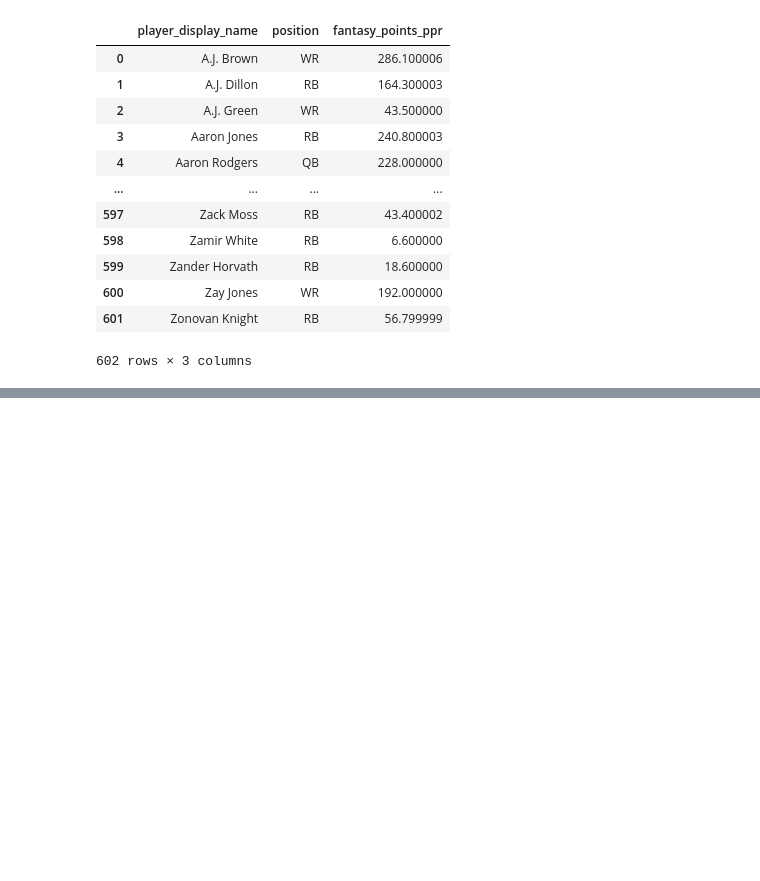
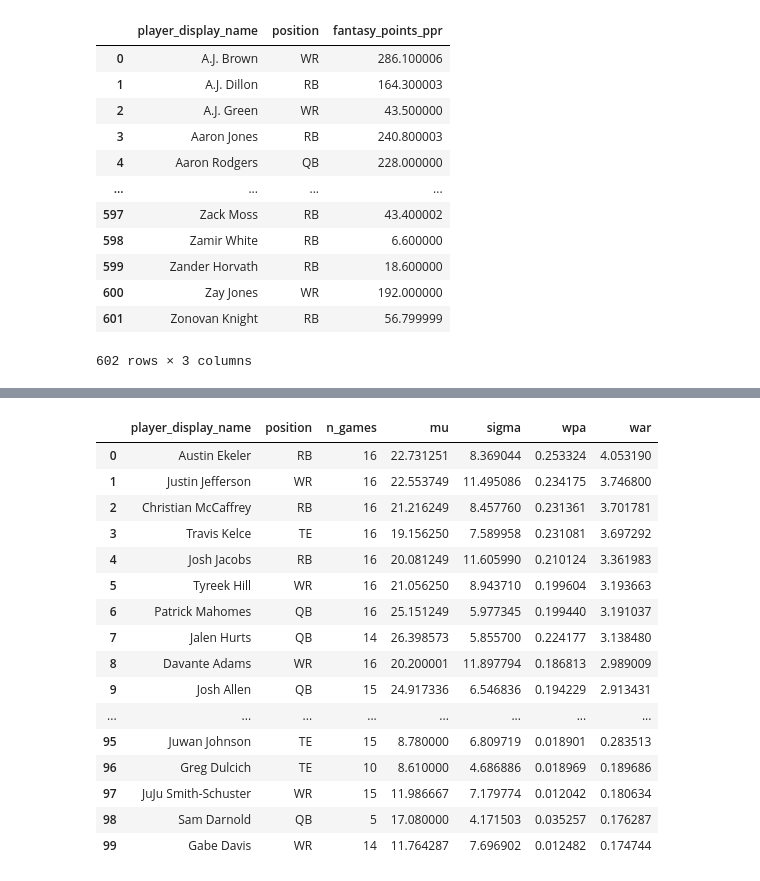
Before and after one commit to jkleiber/fantasy-football-data-analysis, a Jupyter notebook: Fantasy Football WAR.ipynb, the cells around one changed output, grey strips where cells are left out. Saved outputs shown, nothing was run; the diff lists cells and outputs as text; code cells hidden in the pictures; blank space fills up the shorter version.

```diff
--- a/Fantasy Football WAR.ipynb
+++ b/Fantasy Football WAR.ipynb
@@ -186,0 +351,62 @@ position_replacements_ppg
+# %%
+war_data = {'player_display_name':[], 'position': [], 'n_games':[], 'mu': [], 'sigma': [], 'wpa': [], 'war': []}
+
+for i, row in player_list_df.iterrows():
+    # Copy the lineup explicitly since we will modify it.
+    mod_lineup = list.copy(PPR_LINEUP)
+
+    # Get player info
+    name = row['player_display_name']
+    pos = row['position']
+    p_mu, p_sigma, p_games = player_dist(weekly_data, name)
+
+    # Remove position from lineup if it exists, or if the player did not play at least 3 games
+    if pos not in PPR_LINEUP or p_games < MIN_GAMES:
+        continue
+    mod_lineup.remove(pos)
+
+    # Sample a replacement team's score with this player added
+    mod_team_scores = sample_ppr_repl_team(position_replacements, mod_lineup, N)
+    player_samples = sample_player(weekly_data, name, N)
+    player_team_scores = mod_team_scores + player_samples
+
+    # Get this fictitious team's normal distribution parameters
+    player_team_avg = np.average(player_team_scores)
+    player_team_sigma = np.std(player_team_scores)
+
+    # Compute WPA and WAR
+    player_wpa = norm.cdf(player_team_avg, loc=repl_avg, scale=repl_sigma) - 0.5
+    player_war = p_games * player_wpa
+
+    # Update the dictionary
+    war_data['player_display_name'].append(name)
+    war_data['position'].append(pos)
+    war_data['n_games'].append(p_games)
+    war_data['mu'].append(p_mu)
+    war_data['sigma'].append(np.sqrt(p_sigma))
+    war_data['wpa'].append(player_wpa)
+    war_data['war'].append(player_war)
+# %%
+war_df = pd.DataFrame(war_data)
+# %%
+war_df = war_df.sort_values(by=['war'], ascending=False, ignore_index=True)
+pd.set_option('display.max_rows', 500)
+war_df.head(100)
+# %% [output]
+|  | player_display_name | position | n_games | mu | sigma | wpa | war |
+| 0 | Austin Ekeler | RB | 16 | 22.731251 | 8.369044 | 0.253324 | 4.053190 |
+| 1 | Justin Jefferson | WR | 16 | 22.553749 | 11.495086 | 0.234175 | 3.746800 |
+| 2 | Christian McCaffrey | RB | 16 | 21.216249 | 8.457760 | 0.231361 | 3.701781 |
+| 3 | Travis Kelce | TE | 16 | 19.156250 | 7.589958 | 0.231081 | 3.697292 |
+| 4 | Josh Jacobs | RB | 16 | 20.081249 | 11.605990 | 0.210124 | 3.361983 |
+| 5 | Tyreek Hill | WR | 16 | 21.056250 | 8.943710 | 0.199604 | 3.193663 |
+| 6 | Patrick Mahomes | QB | 16 | 25.151249 | 5.977345 | 0.199440 | 3.191037 |
+| 7 | Jalen Hurts | QB | 14 | 26.398573 | 5.855700 | 0.224177 | 3.138480 |
+| 8 | Davante Adams | WR | 16 | 20.200001 | 11.897794 | 0.186813 | 2.989009 |
+| 9 | Josh Allen | QB | 15 | 24.917336 | 6.546836 | 0.194229 | 2.913431 |
+| ... | ... | ... | ... | ... | ... | ... | ... |
+| 95 | Juwan Johnson | TE | 15 | 8.780000 | 6.809719 | 0.018901 | 0.283513 |
+| 96 | Greg Dulcich | TE | 10 | 8.610000 | 4.686886 | 0.018969 | 0.189686 |
+| 97 | JuJu Smith-Schuster | WR | 15 | 11.986667 | 7.179774 | 0.012042 | 0.180634 |
+| 98 | Sam Darnold | QB | 5 | 17.080000 | 4.171503 | 0.035257 | 0.176287 |
+| 99 | Gabe Davis | WR | 14 | 11.764287 | 7.696902 | 0.012482 | 0.174744 |
```
Also changed, not shown: parts of 25 cells of this notebook, 3 other files.
